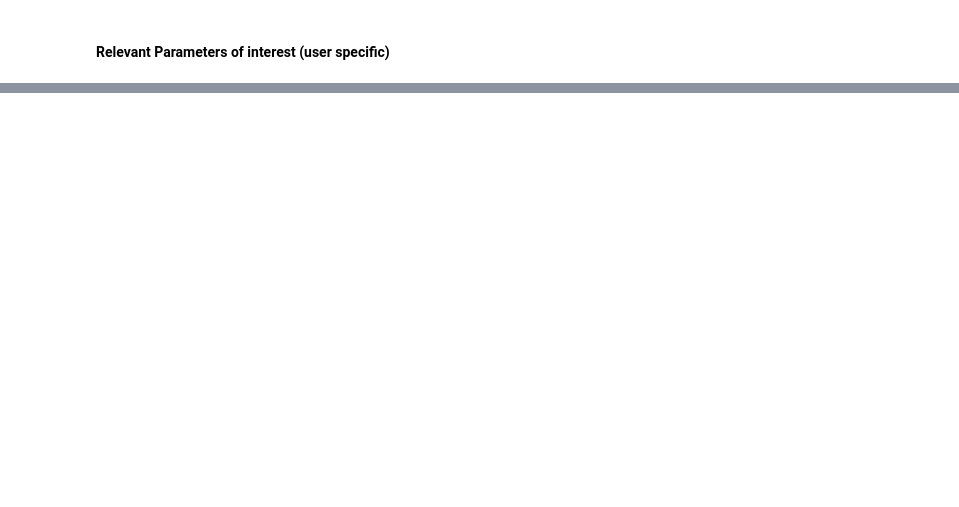
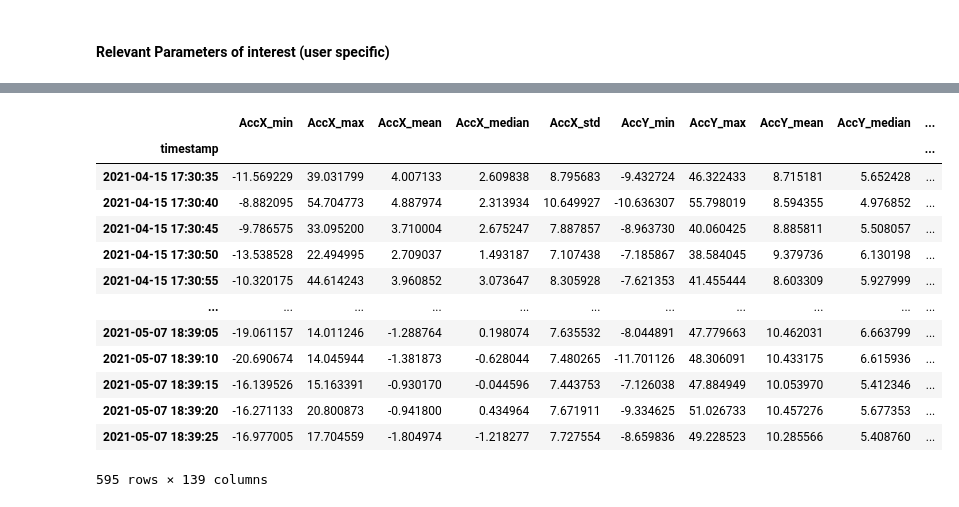
Before and after one commit to martinabetti-97/brutti_lovers-3, a Jupyter notebook: Final_Project/code/Step Function Generator.ipynb, the cells around one changed output, grey strips where cells are left out. Cells and saved outputs as stored; diff of their text form; code cells hidden in the pictures; blank space fills up the shorter version.

```diff
--- a/Final_Project/code/Step Function Generator.ipynb
+++ b/Final_Project/code/Step Function Generator.ipynb
@@ -382,0 +326,17 @@ sns.heatmap(ind_df.corr(), cmap="YlGnBu")
+# %%
+full
+# %% [output]
+|  | AccX_min | AccX_max | AccX_mean | AccX_median | AccX_std | AccY_min | AccY_max | AccY_mean | AccY_median | ... |
+| timestamp |  |  |  |  |  |  |  |  |  | ... |
+| 2021-04-15 17:30:35 | -11.569229 | 39.031799 | 4.007133 | 2.609838 | 8.795683 | -9.432724 | 46.322433 | 8.715181 | 5.652428 | ... |
+| 2021-04-15 17:30:40 | -8.882095 | 54.704773 | 4.887974 | 2.313934 | 10.649927 | -10.636307 | 55.798019 | 8.594355 | 4.976852 | ... |
+| 2021-04-15 17:30:45 | -9.786575 | 33.095200 | 3.710004 | 2.675247 | 7.887857 | -8.963730 | 40.060425 | 8.885811 | 5.508057 | ... |
+| 2021-04-15 17:30:50 | -13.538528 | 22.494995 | 2.709037 | 1.493187 | 7.107438 | -7.185867 | 38.584045 | 9.379736 | 6.130198 | ... |
+| 2021-04-15 17:30:55 | -10.320175 | 44.614243 | 3.960852 | 3.073647 | 8.305928 | -7.621353 | 41.455444 | 8.603309 | 5.927999 | ... |
+| ... | ... | ... | ... | ... | ... | ... | ... | ... | ... | ... |
+| 2021-05-07 18:39:05 | -19.061157 | 14.011246 | -1.288764 | 0.198074 | 7.635532 | -8.044891 | 47.779663 | 10.462031 | 6.663799 | ... |
+| 2021-05-07 18:39:10 | -20.690674 | 14.045944 | -1.381873 | -0.628044 | 7.480265 | -11.701126 | 48.306091 | 10.433175 | 6.615936 | ... |
+| 2021-05-07 18:39:15 | -16.139526 | 15.163391 | -0.930170 | -0.044596 | 7.443753 | -7.126038 | 47.884949 | 10.053970 | 5.412346 | ... |
+| 2021-05-07 18:39:20 | -16.271133 | 20.800873 | -0.941800 | 0.434964 | 7.671911 | -9.334625 | 51.026733 | 10.457276 | 5.677353 | ... |
+| 2021-05-07 18:39:25 | -16.977005 | 17.704559 | -1.804974 | -1.218277 | 7.727554 | -8.659836 | 49.228523 | 10.285566 | 5.408760 | ... |
+595 rows × 139 columns
```
Also changed, not shown: parts of 26 cells of this notebook.
